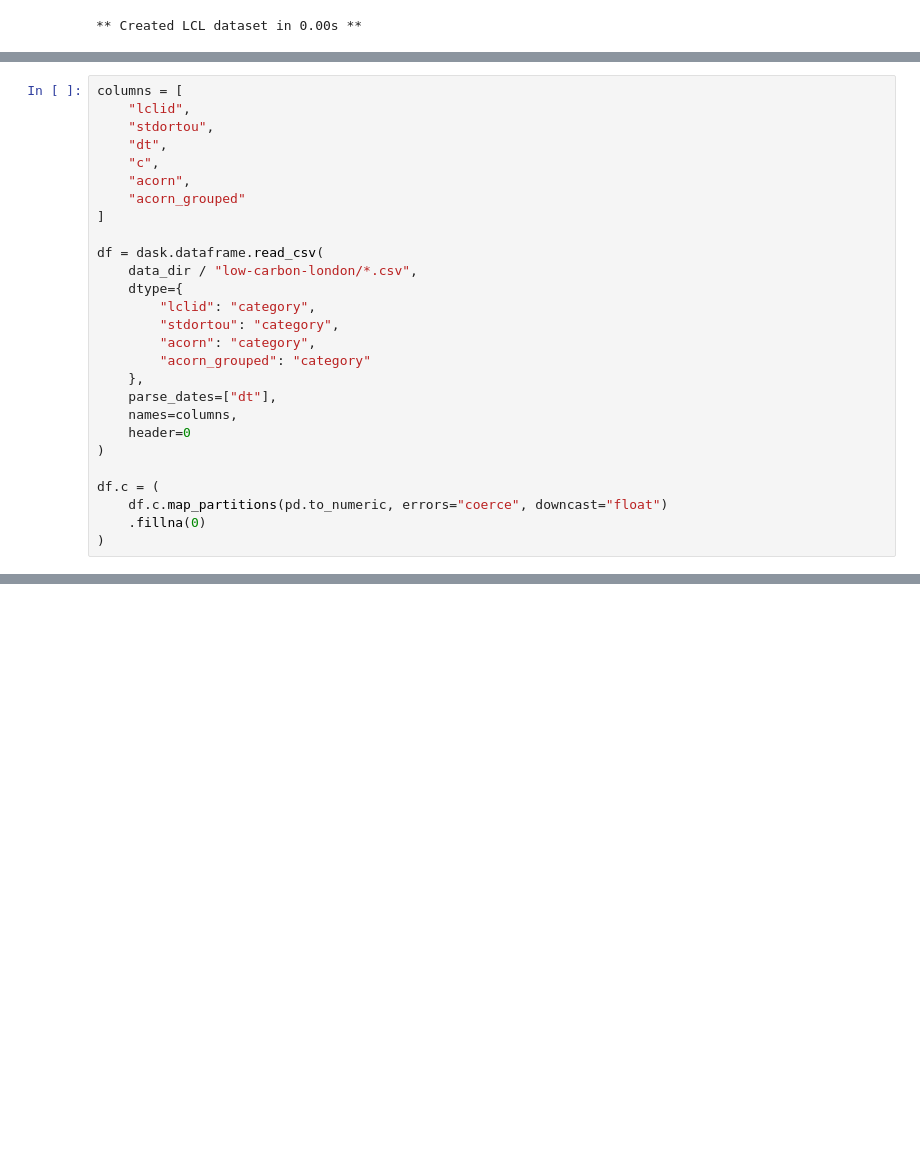
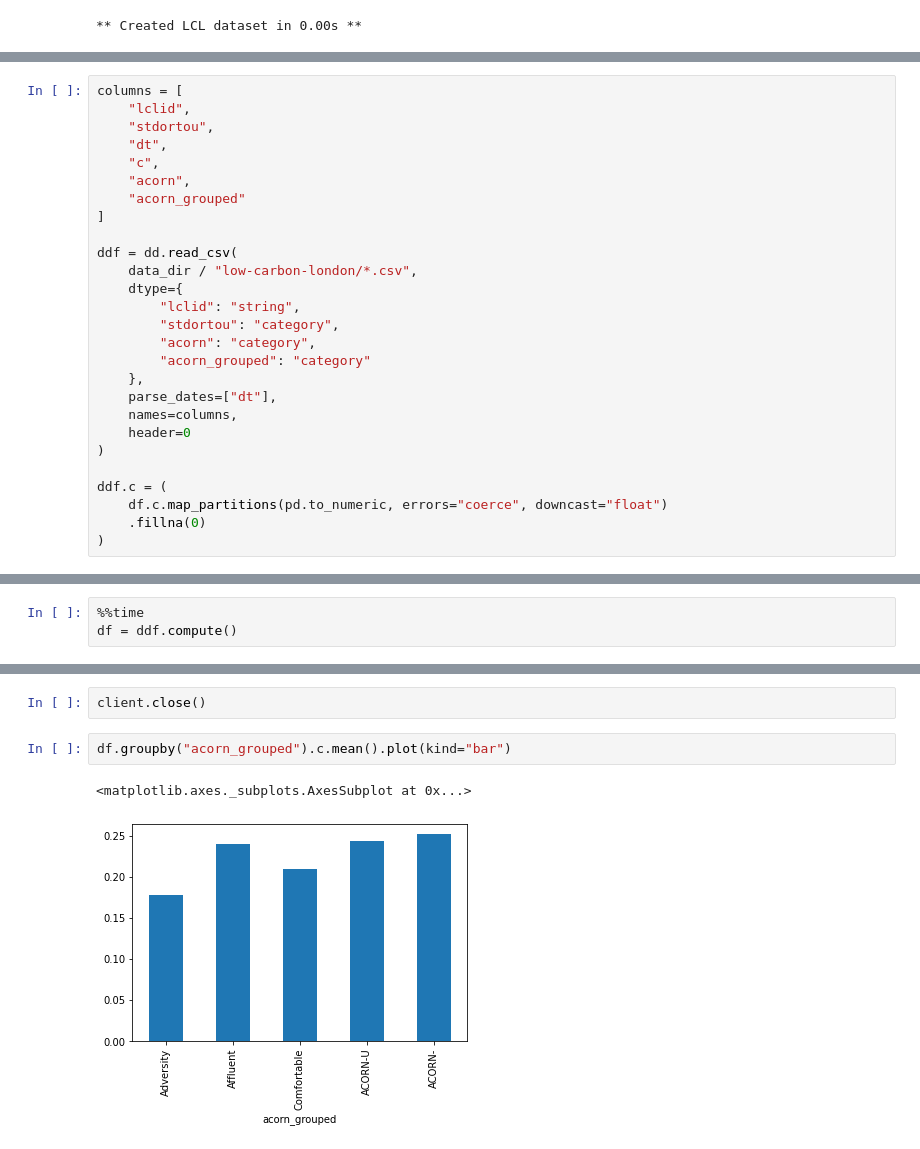
Before and after one commit to hankehly/low-carbon-london, a Jupyter notebook: Untitled.ipynb, the cells around one changed output, grey strips where cells are left out. Drawn from its saved outputs; the diff is of its cells as text; blank space fills up the shorter version.

```diff
--- a/Untitled.ipynb
+++ b/Untitled.ipynb
@@ -22,10 +26,10 @@ columns = [
     "acorn_grouped"
 ]
 
-df = dask.dataframe.read_csv(
+ddf = dd.read_csv(
     data_dir / "low-carbon-london/*.csv",
     dtype={
-        "lclid": "category",
+        "lclid": "string",
         "stdortou": "category",
         "acorn": "category",
         "acorn_grouped": "category"
@@ -35,7 +39,7 @@ df = dask.dataframe.read_csv(
     header=0
 )
 
-df.c = (
+ddf.c = (
     df.c.map_partitions(pd.to_numeric, errors="coerce", downcast="float")
     .fillna(0)
 )
@@ -41,0 +55,3 @@ df.c = (
+# %%
+%%time
+df = ddf.compute()
@@ -67,0 +91,7 @@ Wall time: 1min 38s
+# %%
+client.close()
+# %%
+df.groupby("acorn_grouped").c.mean().plot(kind="bar")
+# %% [output]
+<matplotlib.axes._subplots.AxesSubplot at 0x...>
+[figure, added]
```
Also changed, not shown: parts of 20 cells of this notebook, 2 other files.
